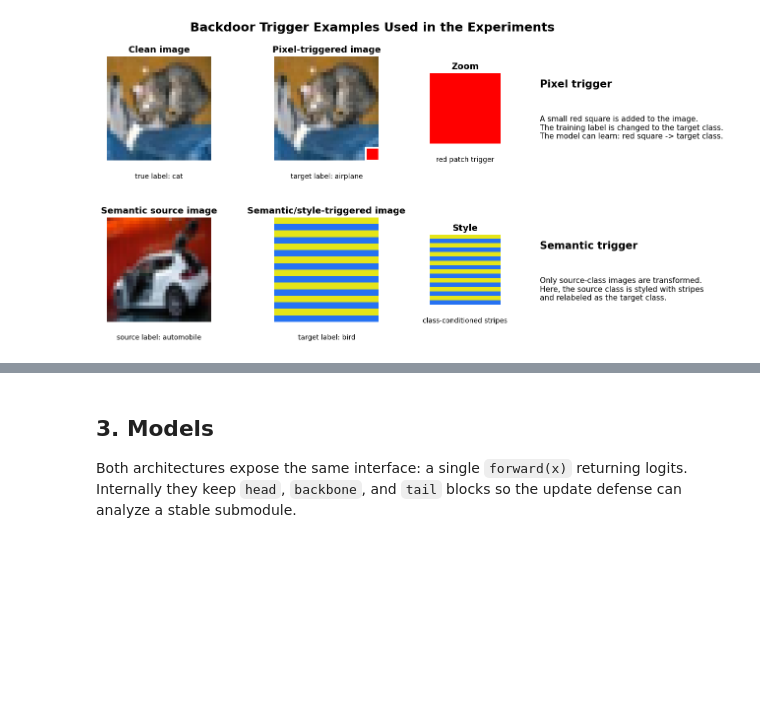
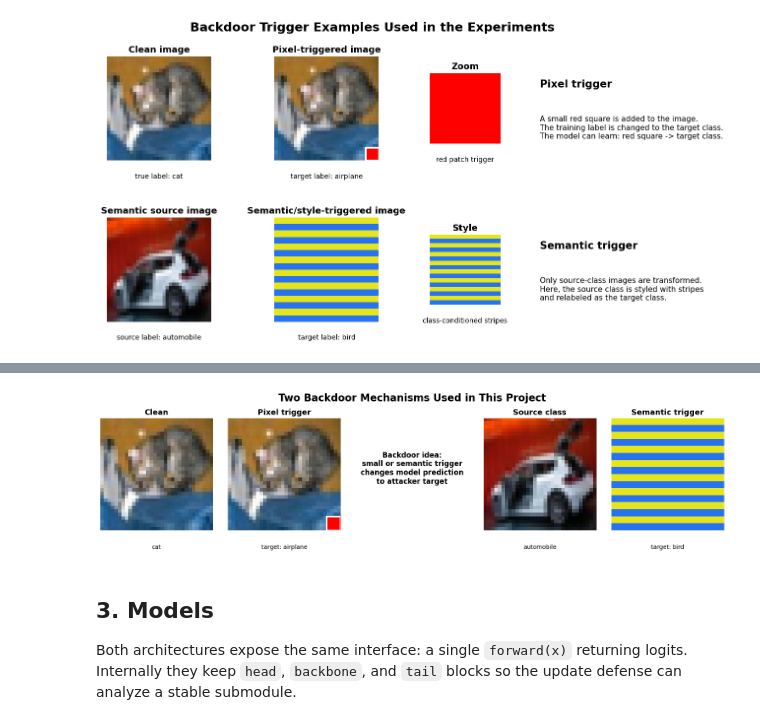
Before and after one commit to MateoLopez00/DL-Backdoor-Attacks-and-Robustness-in-Training, a Jupyter notebook: Backdoor_Robustness_CIFAR10.ipynb, the cells around one changed output, grey strips where cells are left out. Saved outputs shown, nothing was run; the diff lists cells and outputs as text; code cells hidden in the pictures; blank space fills up the shorter version.

```diff
--- a/Backdoor_Robustness_CIFAR10.ipynb
+++ b/Backdoor_Robustness_CIFAR10.ipynb
@@ -192,3 +302,38 @@ plt.show()
+# %%
+# Compact slide summary: one figure that explains both attacks in one row.
+fig, axes = plt.subplots(1, 5, figsize=(15, 3.6))
+
+show_image(axes[0], pixel_clean, "Clean", CIFAR10_CLASSES[pixel_clean_label])
+show_image(axes[1], pixel_poisoned, "Pixel trigger", f"target: {CIFAR10_CLASSES[pixel_target]}")
+axes[1].add_patch(
+    plt.Rectangle(
+        (32 - cfg.TRIGGER_SIZE - 0.5, 32 - cfg.TRIGGER_SIZE - 0.5),
+        cfg.TRIGGER_SIZE,
+        cfg.TRIGGER_SIZE,
+        fill=False,
+        edgecolor="white",
+        linewidth=2.5,
+    )
+)
+axes[2].axis("off")
+axes[2].text(
+    0.5,
+    0.55,
+    "Backdoor idea:\nsmall or semantic trigger\nchanges model prediction\nto attacker target",
+    ha="center",
+    va="center",
+    fontsize=12,
+    fontweight="bold",
+)
+show_image(axes[3], semantic_clean, "Source class", CIFAR10_CLASSES[semantic_label])
+show_image(axes[4], semantic_poisoned, "Semantic trigger", f"target: {CIFAR10_CLASSES[semantic_target]}")
+
+fig.suptitle("Two Backdoor Mechanisms Used in This Project", fontsize=17, fontweight="bold")
+plt.tight_layout()
+plt.savefig(ASSET_DIR / "trigger-slide-summary.png", dpi=220, bbox_inches="tight")
+plt.show()
+# %% [output]
+[figure, added]
 # %% [markdown]
 ## 3. Models
 
```
Also changed, not shown: parts of 4 cells of this notebook, 5 other files.
